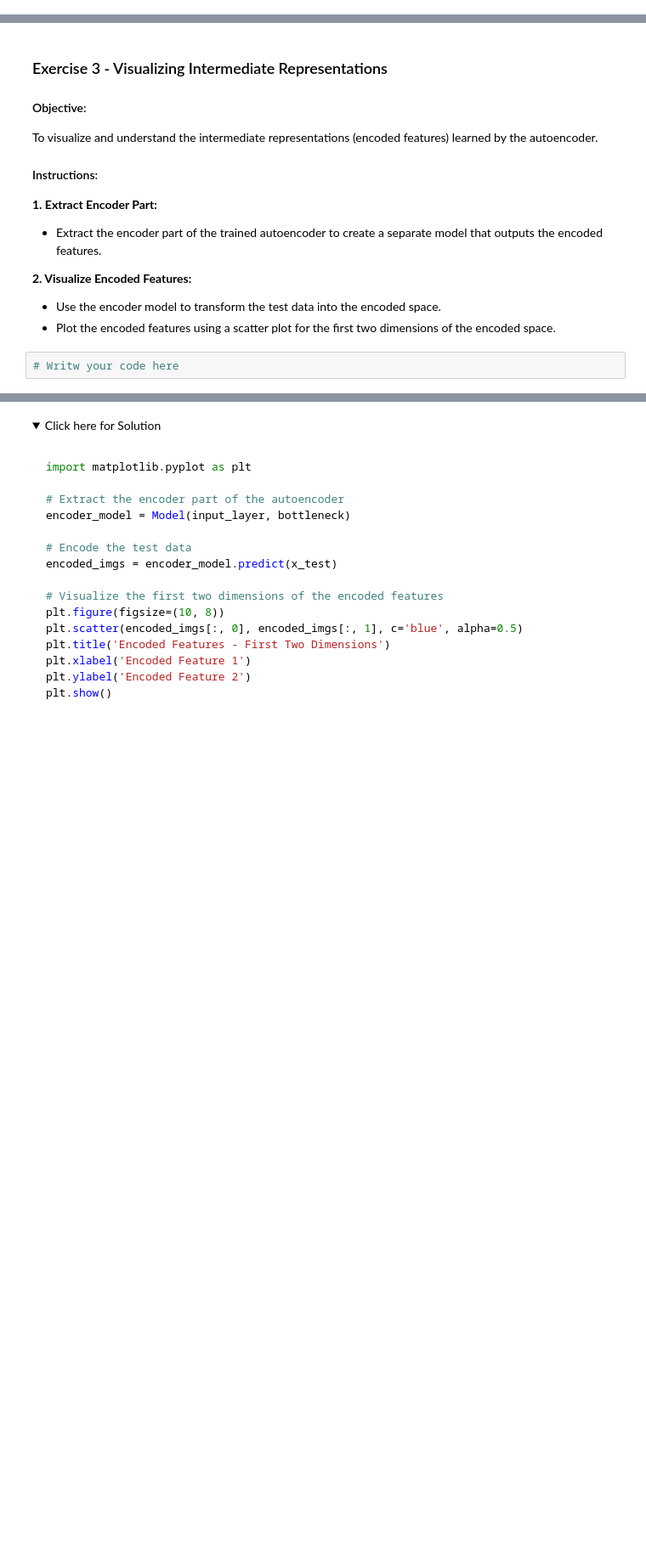
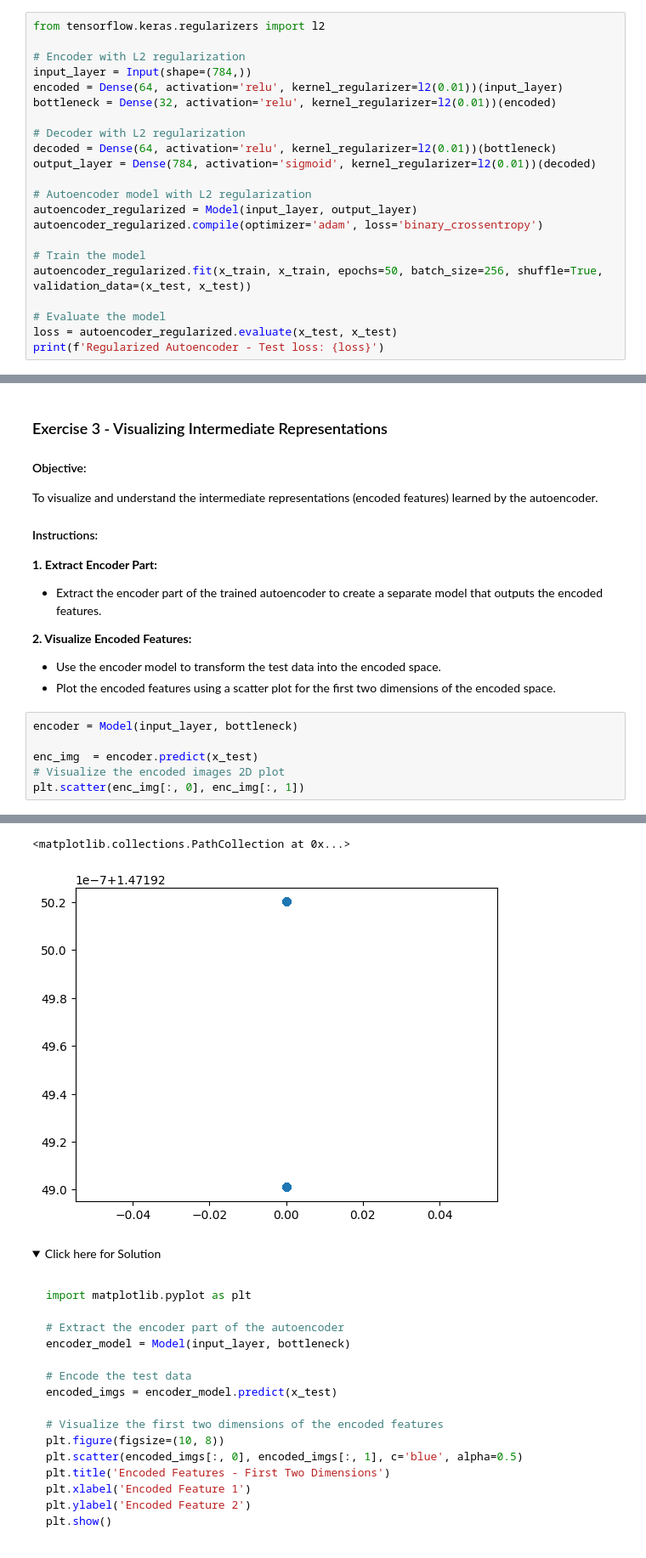
Before and after one commit to carjes232/python-ibm-ml, a Jupyter notebook: dpkerasandtf/M04L01-Lab-Building Autoencoders-v1.ipynb, the cells around one changed output, grey strips where cells are left out. Shown: that part at 85% size. Cells and saved outputs as stored; diff of their text form; folded sections open; blank space fills up the shorter version.

Commit message:
finish the autoencoders and diffusion labs

````diff
--- a/dpkerasandtf/M04L01-Lab-Building Autoencoders-v1.ipynb
+++ b/dpkerasandtf/M04L01-Lab-Building Autoencoders-v1.ipynb
@@ -753,3 +798,25 @@ print(f'Regularized Autoencoder - Test loss: {loss}')
 ```
 
 </details>
+# %%
+from tensorflow.keras.regularizers import l2
+
+# Encoder with L2 regularization
+input_layer = Input(shape=(784,))
+encoded = Dense(64, activation='relu', kernel_regularizer=l2(0.01))(input_layer)
+bottleneck = Dense(32, activation='relu', kernel_regularizer=l2(0.01))(encoded)
+
+# Decoder with L2 regularization
+decoded = Dense(64, activation='relu', kernel_regularizer=l2(0.01))(bottleneck)
+output_layer = Dense(784, activation='sigmoid', kernel_regularizer=l2(0.01))(decoded)
+
+# Autoencoder model with L2 regularization
+autoencoder_regularized = Model(input_layer, output_layer)
+autoencoder_regularized.compile(optimizer='adam', loss='binary_crossentropy')
+
+# Train the model
+autoencoder_regularized.fit(x_train, x_train, epochs=50, batch_size=256, shuffle=True, validation_data=(x_test, x_test))
+
+# Evaluate the model
+loss = autoencoder_regularized.evaluate(x_test, x_test)
+print(f'Regularized Autoencoder - Test loss: {loss}')
@@ -768,5 +853,10 @@ To visualize and understand the intermediate representations (encoded features)
 **2. Visualize Encoded Features:**
 - Use the encoder model to transform the test data into the encoded space.
 - Plot the encoded features using a scatter plot for the first two dimensions of the encoded space.
-# %%
-# Writw your code here
+# %%
+encoder = Model(input_layer, bottleneck)
+
+enc_img  = encoder.predict(x_test)
+# Visualize the encoded images 2D plot
+plt.scatter(enc_img[:, 0], enc_img[:, 1])
+# %% [output]
@@ -773,3 +864,5 @@ To visualize and understand the intermediate representations (encoded features)
+<matplotlib.collections.PathCollection at 0x...>
+[figure, added]
 # %% [markdown]
 <details>
     <summary>Click here for Solution</summary>
````
Also changed, not shown: parts of 5 cells of this notebook, 1 other file.
